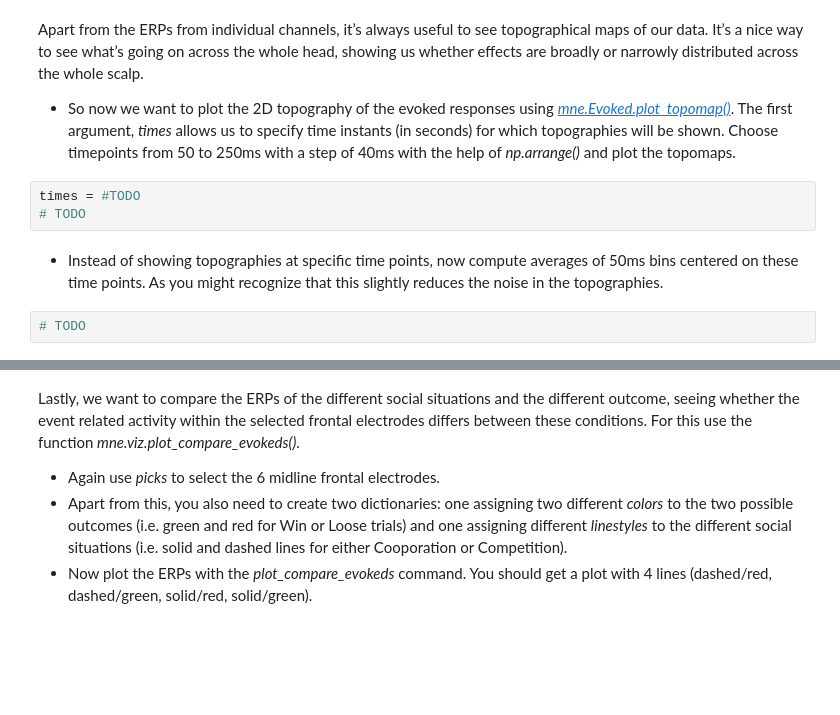
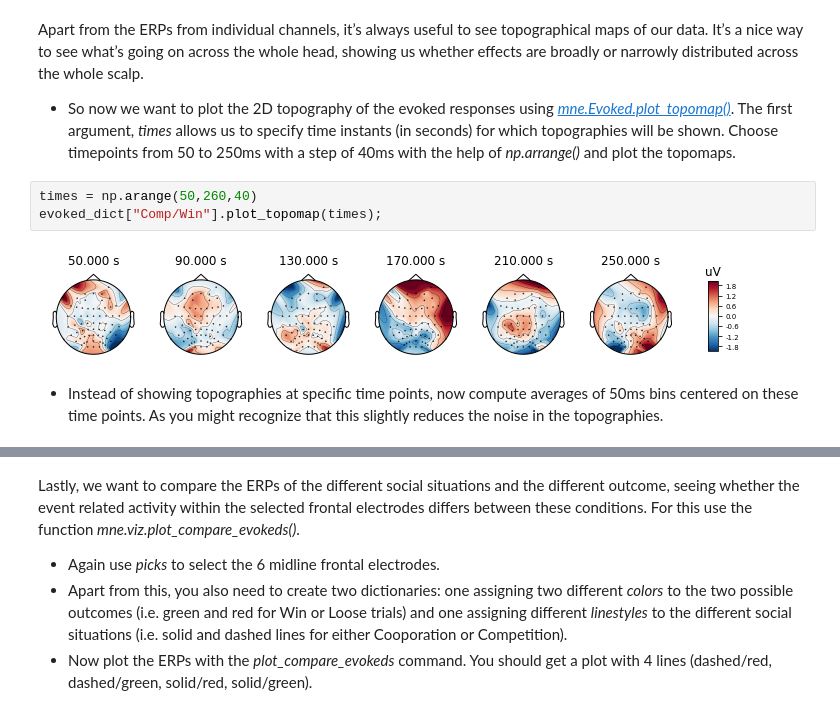
Before and after one commit to NBP-ACC/week-10-acc_2, a Jupyter notebook: Sheet08.ipynb, the cells around one changed output, grey strips where cells are left out. Drawn from its saved outputs; the diff is of its cells as text; blank space fills up the shorter version.

```diff
--- a/Sheet08.ipynb
+++ b/Sheet08.ipynb
@@ -288,10 +299,10 @@ pick = # TODO
 # %% [markdown]
 Apart from the ERPs from individual channels, it’s always useful to see topographical maps of our data. It’s a nice way to see what’s going on across the whole head, showing us whether effects are broadly or narrowly distributed across the whole scalp.
 - So now we want to plot the 2D topography of the evoked responses using [*mne.Evoked.plot_topomap()*](https://martinos.org/mne/stable/generated/mne.Evoked.html#mne.Evoked.plot_topomap). The first argument, *times* allows us to specify time instants (in seconds) for which topographies will be shown. Choose timepoints from 50 to 250ms with a step of 40ms with the help of *np.arrange()* and plot the topomaps.
-# %%
-times = #TODO
-# TODO
+# %%
+times = np.arange(50,260,40)
+evoked_dict["Comp/Win"].plot_topomap(times);
+# %% [output]
+[figure, added]
 # %% [markdown]
 - Instead of showing topographies at specific time points, now compute averages of 50ms bins centered on these time points. As you might recognize that this slightly reduces the noise in the topographies.
-# %%
-# TODO
```
Also changed, not shown: parts of 10 cells of this notebook.
